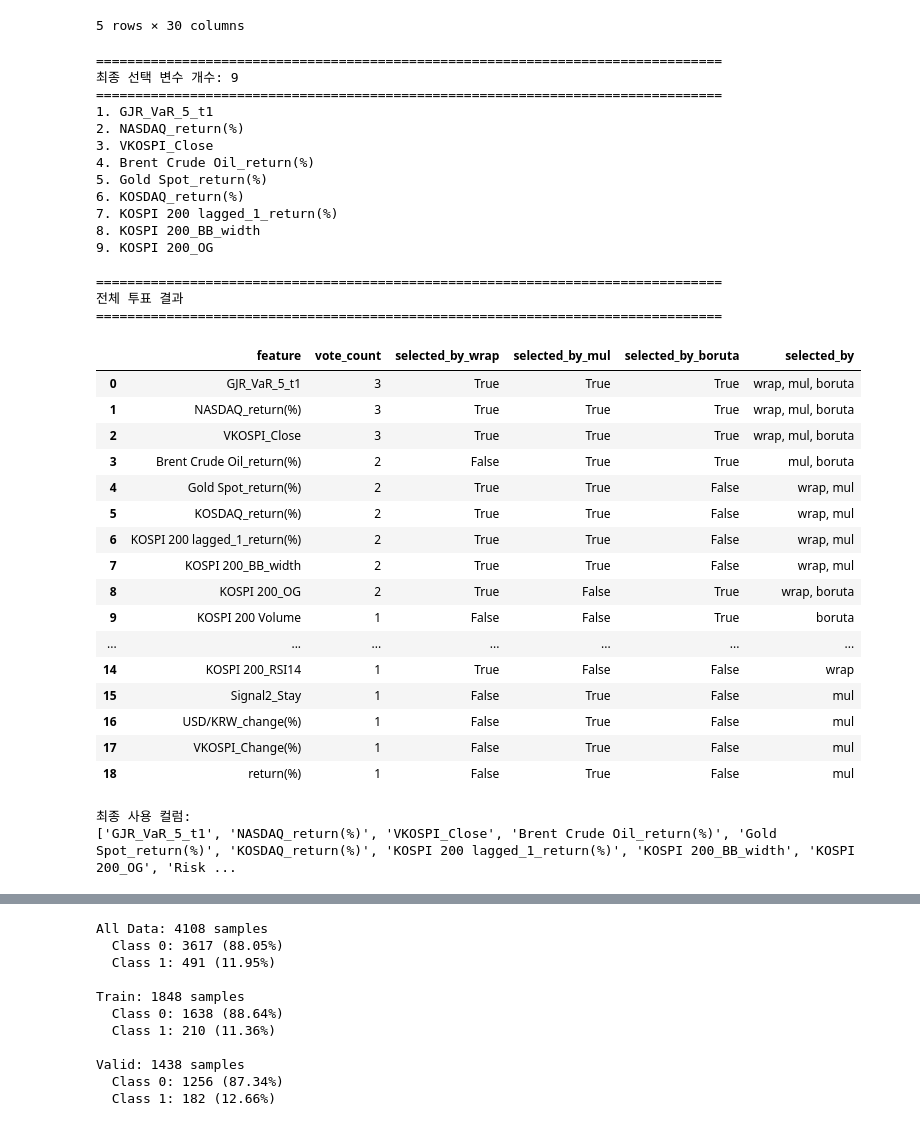
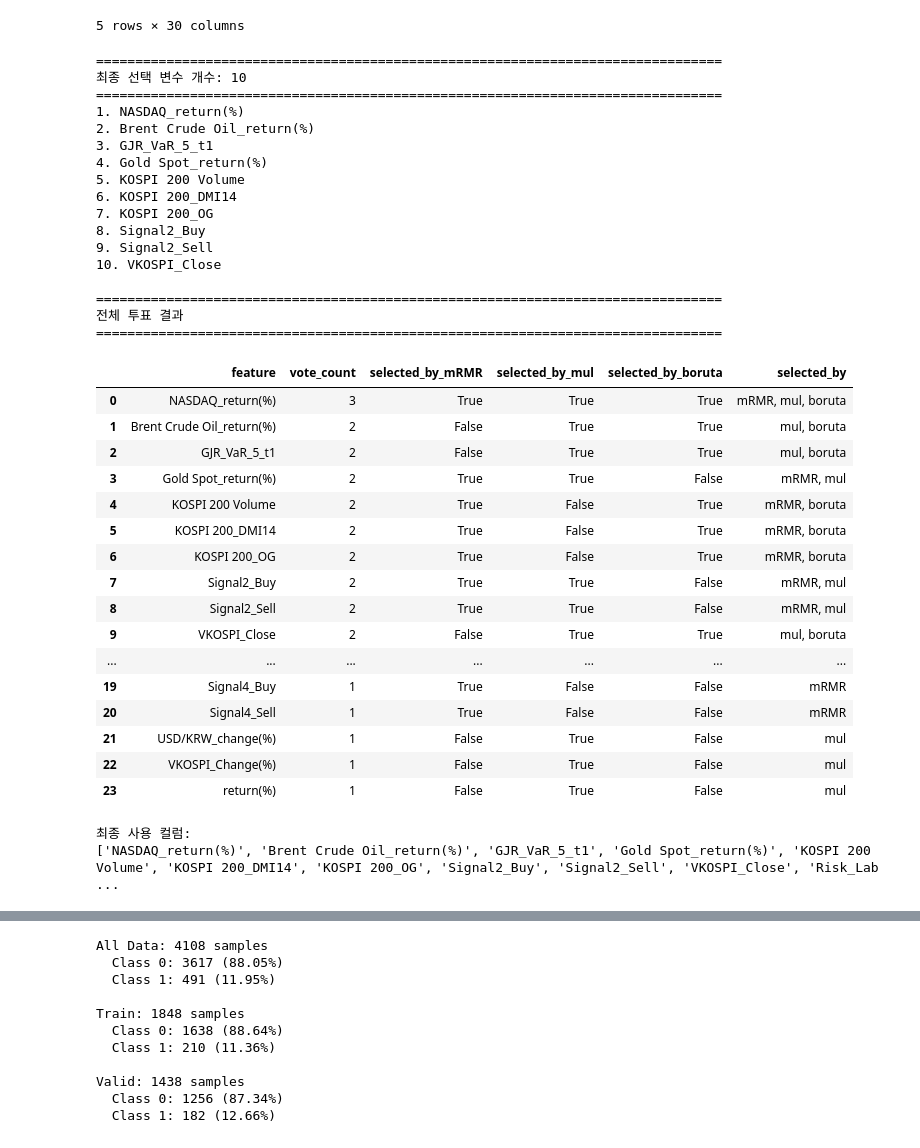
Before and after one commit to Dooman-cloud/TS-RL---, a Jupyter notebook: notebooks/feature_select/04. voting.ipynb, the cells around one changed output, grey strips where cells are left out. Saved outputs shown, nothing was run; the diff lists cells and outputs as text; code cells hidden in the pictures.

```diff
--- a/notebooks/feature_select/04. voting.ipynb
+++ b/notebooks/feature_select/04. voting.ipynb
@@ -46,11 +46,11 @@ Name: count, dtype: int64
 | 4 | 2009-04-23 | -0.17 | 0.818378 | 0.369276 | 0.0 | ... |
 5 rows × 30 columns
 # %%
-wrap=['KOSDAQ_return(%)', 'NASDAQ_return(%)', 'Gold Spot_return(%)', 'KOSPI 200 lagged_1_return(%)', 'KOSPI 200 lagged_2_return(%)', 'VKOSPI_Close', 'KOSPI 200_RSI14', 'KOSPI 200_BB_width', 'KOSPI 200_OG', 'GJR_VaR_5_t1']
+mRMR=['NASDAQ_return(%)', 'KOSPI 200_DMI14', 'Signal1_Buy', 'Signal1_Sell', 'Signal3_Buy', 'Signal3_Sell', 'Signal4_Buy', 'Signal4_Sell', 'KOSPI 200_OG', 'Gold Spot_return(%)', 'KOSPI 200 Volume', 'Signal2_Buy', 'Signal2_Sell']
 
-mul=['NASDAQ_return(%)', 'Brent Crude Oil_return(%)', 'Gold Spot_return(%)', 'KOSPI 200 lagged_1_return(%)', 'KOSPI 200_BB_width', 'VKOSPI_Change(%)', 'KOSDAQ_return(%)', 'KOSPI 200_ADX14', 'VKOSPI_Close', 'return(%)', 'Signal2_Stay', 'GJR_VaR_5_t1', 'USD/KRW_change(%)']
+mul=['NASDAQ_return(%)', 'Brent Crude Oil_return(%)', 'Gold Spot_return(%)', 'KOSPI 200 lagged_1_return(%)', 'KOSPI 200_BB_width', 'VKOSPI_Change(%)', 'KOSDAQ_return(%)', 'KOSPI 200_ADX14', 'VKOSPI_Close', 'return(%)', 'GJR_VaR_5_t1', 'USD/KRW_change(%)', 'Signal2_Buy', 'Signal2_Sell']
 
-boruta=['NASDAQ_return(%)', 'Brent Crude Oil_return(%)', 'KOSPI 200 Volume', 'VKOSPI_Close', 'KOSPI 200_DMI14', 'KOSPI 200_PPO_Hist', 'KOSPI 200_OG', 'GJR_VaR_5_t1']
+boruta=['KOSPI 200_OG', 'KOSPI 200 Volume', 'KOSPI 200_DMI14', 'GJR_VaR_5_t1', 'KOSPI 200_PPO_Hist', 'Brent Crude Oil_return(%)', 'VKOSPI_Close', 'NASDAQ_return(%)']
 # %%
 
 # ============================================================
@@ -58,7 +58,7 @@ boruta=['NASDAQ_return(%)', 'Brent Crude Oil_return(%)', 'KOSPI 200 Volume', 'VK
 # ============================================================
 
 def hard_voting_feature_selection(
-    wrap_features,
+    mRMR_features,
     mul_features,
     boruta_features,
     target_col='Risk_Label',
@@ -66,7 +66,7 @@ def hard_voting_feature_selection(
 ):
 
     selection_dict = {
-        'wrap': wrap_features,
+        'mRMR': mRMR_features,
         'mul': mul_features,
         'boruta': boruta_features
     }
@@ -97,7 +97,7 @@ def hard_voting_feature_selection(
         rows.append({
             'feature': feature,
             'vote_count': vote_count,
-            'selected_by_wrap': feature in cleaned['wrap'],
+            'selected_by_mRMR': feature in cleaned['mRMR'],
             'selected_by_mul': feature in cleaned['mul'],
             'selected_by_boruta': feature in cleaned['boruta'],
             'selected_by': ', '.join(selected_by)
@@ -125,7 +125,7 @@ def hard_voting_feature_selection(
 # ============================================================
 
 selected_features_vote, vote_table = hard_voting_feature_selection(
-    wrap_features=wrap,
+    mRMR_features=mRMR,
     mul_features=mul,
     boruta_features=boruta,
     target_col='Risk_Label',
@@ -133,63 +133,63 @@ selected_features_vote, vote_table = hard_voting_feature_selection(
 )
 
 print("=" * 80)
 print("최종 선택 변수 개수:", len(selected_features_vote))
 print("=" * 80)
 
 for i, col in enumerate(selected_features_vote, 1):
     print(f"{i}. {col}")
 
 print("\n" + "=" * 80)
 print("전체 투표 결과")
 print("=" * 80)
 
 display(vote_table)
 
 
 # ============================================================
 # #3. 최종 모델링용 컬럼 생성
 # ============================================================
-
 final_cols = selected_features_vote + ['Risk_Label']
 
 print("\n최종 사용 컬럼:")
 print(final_cols)
 # %% [output]
 ================================================================================
-최종 선택 변수 개수: 9
+최종 선택 변수 개수: 10
 ================================================================================
-1. GJR_VaR_5_t1
-2. NASDAQ_return(%)
-3. VKOSPI_Close
-4. Brent Crude Oil_return(%)
-5. Gold Spot_return(%)
-6. KOSDAQ_return(%)
-7. KOSPI 200 lagged_1_return(%)
-8. KOSPI 200_BB_width
-9. KOSPI 200_OG
+1. NASDAQ_return(%)
+2. Brent Crude Oil_return(%)
+3. GJR_VaR_5_t1
+4. Gold Spot_return(%)
+5. KOSPI 200 Volume
+6. KOSPI 200_DMI14
+7. KOSPI 200_OG
+8. Signal2_Buy
+9. Signal2_Sell
+10. VKOSPI_Close
 
 ================================================================================
 전체 투표 결과
 ================================================================================
-|  | feature | vote_count | selected_by_wrap | selected_by_mul | selected_by_boruta | selected_by |
-| 0 | GJR_VaR_5_t1 | 3 | True | True | True | wrap, mul, boruta |
-| 1 | NASDAQ_return(%) | 3 | True | True | True | wrap, mul, boruta |
-| 2 | VKOSPI_Close | 3 | True | True | True | wrap, mul, boruta |
-| 3 | Brent Crude Oil_return(%) | 2 | False | True | True | mul, boruta |
-| 4 | Gold Spot_return(%) | 2 | True | True | False | wrap, mul |
-| 5 | KOSDAQ_return(%) | 2 | True | True | False | wrap, mul |
-| 6 | KOSPI 200 lagged_1_return(%) | 2 | True | True | False | wrap, mul |
-| 7 | KOSPI 200_BB_width | 2 | True | True | False | wrap, mul |
-| 8 | KOSPI 200_OG | 2 | True | False | True | wrap, boruta |
-| 9 | KOSPI 200 Volume | 1 | False | False | True | boruta |
+|  | feature | vote_count | selected_by_mRMR | selected_by_mul | selected_by_boruta | selected_by |
+| 0 | NASDAQ_return(%) | 3 | True | True | True | mRMR, mul, boruta |
+| 1 | Brent Crude Oil_return(%) | 2 | False | True | True | mul, boruta |
+| 2 | GJR_VaR_5_t1 | 2 | False | True | True | mul, boruta |
+| 3 | Gold Spot_return(%) | 2 | True | True | False | mRMR, mul |
+| 4 | KOSPI 200 Volume | 2 | True | False | True | mRMR, boruta |
+| 5 | KOSPI 200_DMI14 | 2 | True | False | True | mRMR, boruta |
+| 6 | KOSPI 200_OG | 2 | True | False | True | mRMR, boruta |
+| 7 | Signal2_Buy | 2 | True | True | False | mRMR, mul |
+| 8 | Signal2_Sell | 2 | True | True | False | mRMR, mul |
+| 9 | VKOSPI_Close | 2 | False | True | True | mul, boruta |
 | ... | ... | ... | ... | ... | ... | ... |
-| 14 | KOSPI 200_RSI14 | 1 | True | False | False | wrap |
-| 15 | Signal2_Stay | 1 | False | True | False | mul |
-| 16 | USD/KRW_change(%) | 1 | False | True | False | mul |
-| 17 | VKOSPI_Change(%) | 1 | False | True | False | mul |
-| 18 | return(%) | 1 | False | True | False | mul |
+| 19 | Signal4_Buy | 1 | True | False | False | mRMR |
+| 20 | Signal4_Sell | 1 | True | False | False | mRMR |
+| 21 | USD/KRW_change(%) | 1 | False | True | False | mul |
+| 22 | VKOSPI_Change(%) | 1 | False | True | False | mul |
+| 23 | return(%) | 1 | False | True | False | mul |
 최종 사용 컬럼:
-['GJR_VaR_5_t1', 'NASDAQ_return(%)', 'VKOSPI_Close', 'Brent Crude Oil_return(%)', 'Gold Spot_return(%)', 'KOSDAQ_return(%)', 'KOSPI 200 lagged_1_return(%)', 'KOSPI 200_BB_width', 'KOSPI 200_OG', 'Risk ...
+['NASDAQ_return(%)', 'Brent Crude Oil_return(%)', 'GJR_VaR_5_t1', 'Gold Spot_return(%)', 'KOSPI 200 Volume', 'KOSPI 200_DMI14', 'KOSPI 200_OG', 'Signal2_Buy', 'Signal2_Sell', 'VKOSPI_Close', 'Risk_Lab ...
 # %%
 # Date + 최종 선택 변수 + Risk_Label 저장
 final_cols_with_date = ["Date"] + final_cols
```
Also changed, not shown: parts of 1 cell of this notebook, 27 other files.
